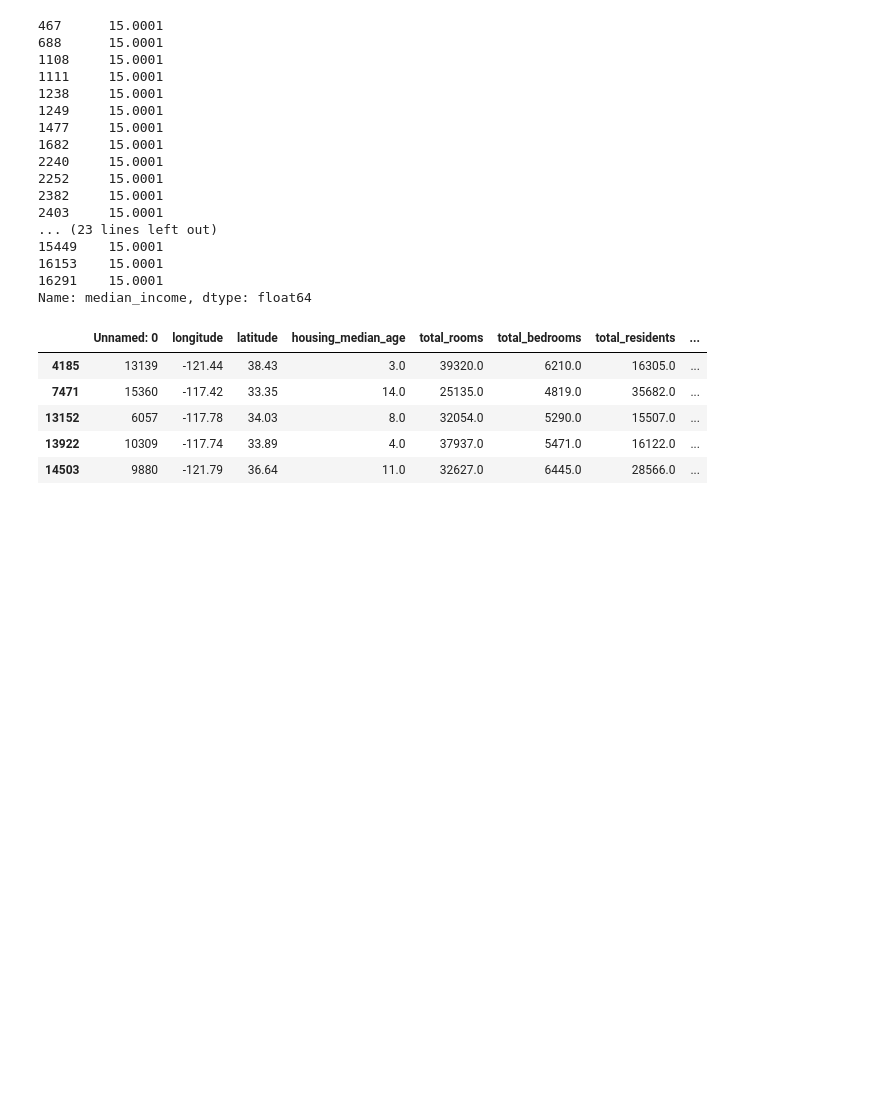
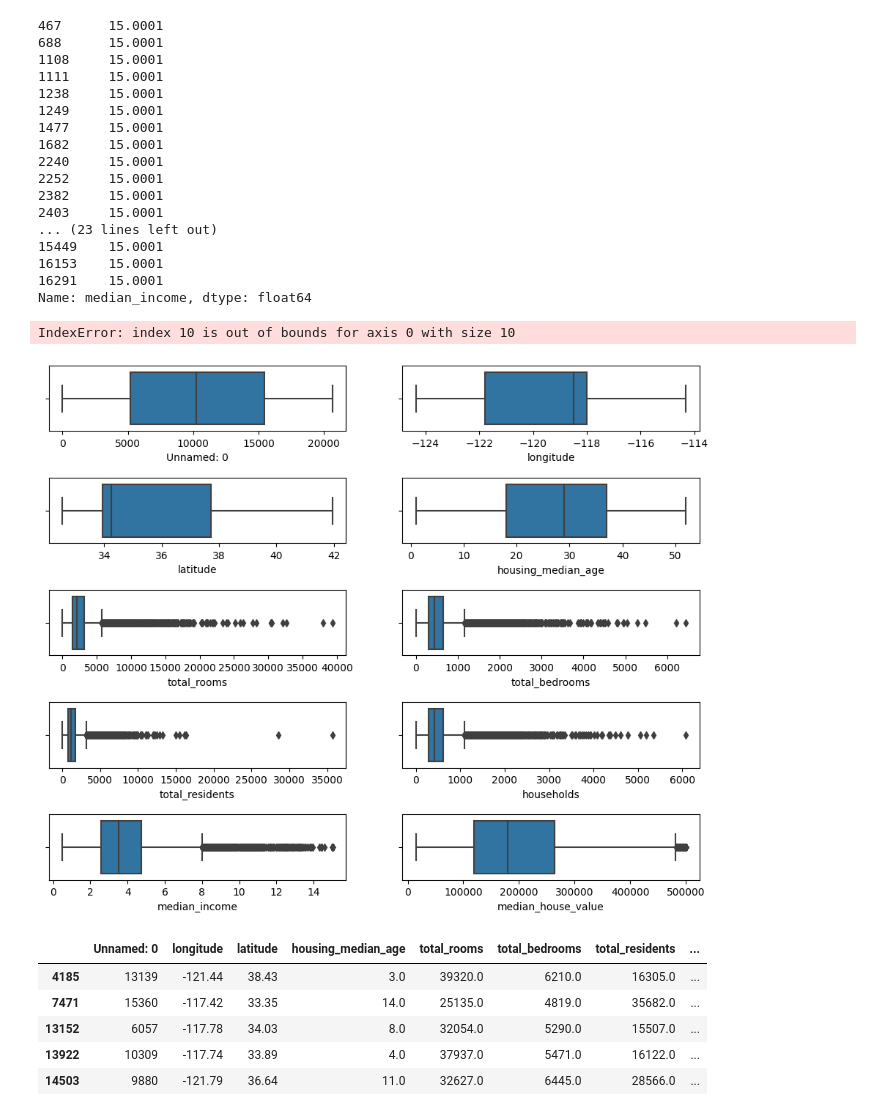
Before and after one commit to GuldenerCamille/immobilier_sillicon_valley, a Jupyter notebook: notebooks/notebook_EDA.ipynb, the cells around one changed output. Saved outputs shown, nothing was run; the diff lists cells and outputs as text; code cells hidden in the pictures; blank space fills up the shorter version.

```diff
--- a/notebooks/notebook_EDA.ipynb
+++ b/notebooks/notebook_EDA.ipynb
@@ -303,5 +303,5 @@ df_immobilier[df_immobilier.isnull().any(axis=1)]
 # %%
 # Methode 1 : On va remplacer nos valeurs null par la moyenne car elles influencerai nos calculs
 
-df_immobilier['total_bedrooms'].fillna((df_immobilier['total_bedrooms'].mean()), inplace=True)
+df_immobilier_null_mean = df_immobilier['total_bedrooms'].fillna((df_immobilier['total_bedrooms'].mean()), inplace=True)
 # %%
@@ -451,6 +457,21 @@ outliers_median_income
 16153    15.0001
 16291    15.0001
 Name: median_income, dtype: float64
+# %%
+# Methode des boxplot
+# Visualisation global des outliers de façon plus lisible
+# Ici on affiche 5 boxplot pour 2 colonnes
+
+fig, axs = plt.subplots(5, 2, figsize=(10,8))
+axs = axs.flatten()
+
+# tight_layout pour espacement
+fig.tight_layout(pad=2.5)
+for i, col in enumerate(df_immobilier.columns):
+    sns.boxplot(df_immobilier[col], ax=axs[i])
+# %% [output]
+IndexError: index 10 is out of bounds for axis 0 with size 10
+[figure, added]
 # %%
 # Afficher nos outliers commun
 # On observe que ce sont toutes des residences proche de l'ocean voir pour une, une ile.
```
Also changed, not shown: parts of 7 cells of this notebook.
